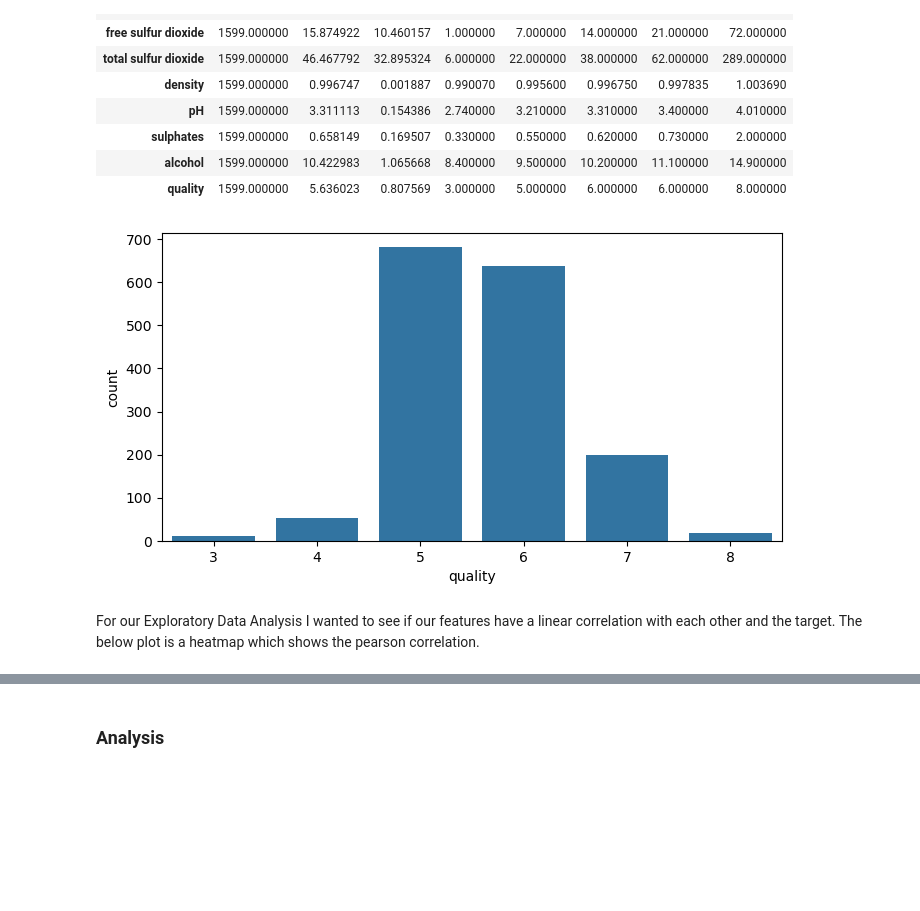
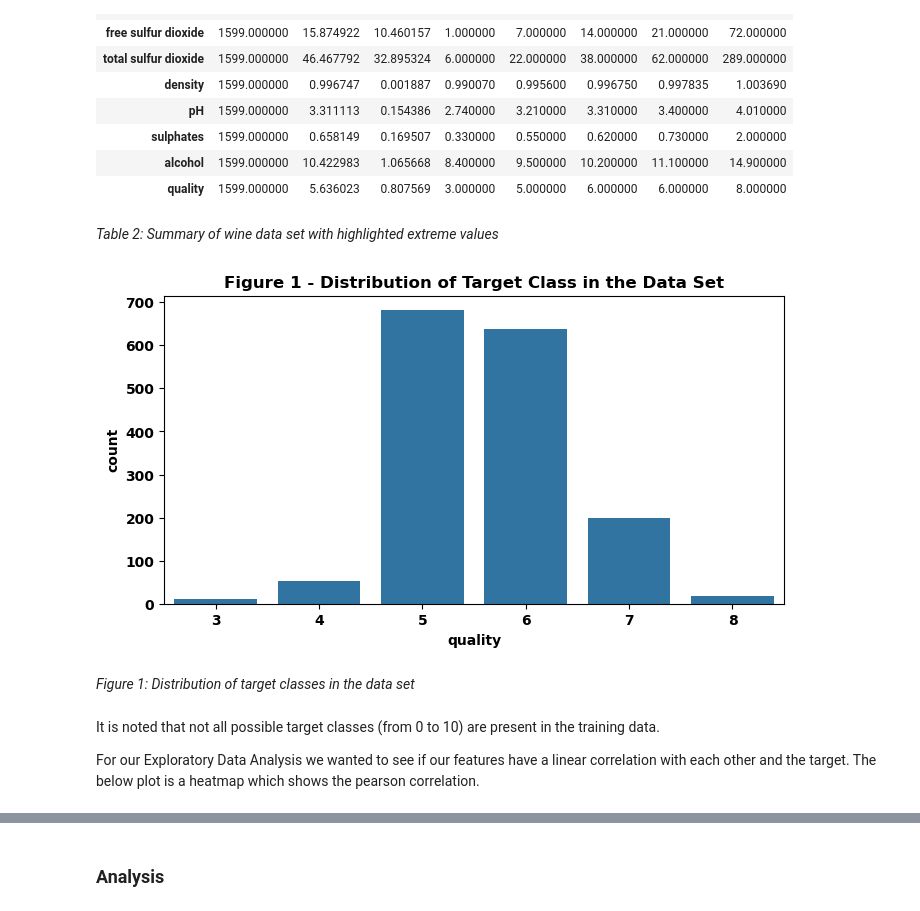
Before and after one commit to UBC-MDS/wine_quality_predictor_group1, a Jupyter notebook: notebooks/wine_predictor_analysis_report.ipynb, the cells around one changed output, grey strips where cells are left out. Saved outputs shown, nothing was run; the diff lists cells and outputs as text; code cells hidden in the pictures; blank space fills up the shorter version.

Commit message:
added table and figure titles

```diff
--- a/notebooks/wine_predictor_analysis_report.ipynb
+++ b/notebooks/wine_predictor_analysis_report.ipynb
@@ -128,14 +130,21 @@ df.describe().T.style.background_gradient(cmap='Blues')
 | sulphates | 1599.000000 | 0.658149 | 0.169507 | 0.330000 | 0.550000 | 0.620000 | 0.730000 | 2.000000 |
 | alcohol | 1599.000000 | 10.422983 | 1.065668 | 8.400000 | 9.500000 | 10.200000 | 11.100000 | 14.900000 |
 | quality | 1599.000000 | 5.636023 | 0.807569 | 3.000000 | 5.000000 | 6.000000 | 6.000000 | 8.000000 |
+# %% [markdown]
+_Table 2: Summary of wine data set with highlighted extreme values_
 # %%
 plt.figure(figsize=(8,4))
 sns.countplot(x='quality',data=df)
+plt.title(f"Figure 1 - Distribution of Target Class in the Data Set")
 plt.show()
 # %% [output]
-[figure, old version]
+[figure, new version]
+# %% [markdown]
+_Figure 1: Distribution of target classes in the data set_
 # %% [markdown]
-For our Exploratory Data Analysis I wanted to see if our features have a linear correlation with each other and the target. The below plot is a heatmap which shows the pearson correlation.
+It is noted that not all possible target classes (from 0 to 10) are present in the training data.
+
+For our Exploratory Data Analysis we wanted to see if our features have a linear correlation with each other and the target. The below plot is a heatmap which shows the pearson correlation.
 # %%
 plt.figure(figsize=(10, 8))
 correlation_matrix = df.corr(method='pearson')
```
Also changed, not shown: parts of 19 cells of this notebook.
